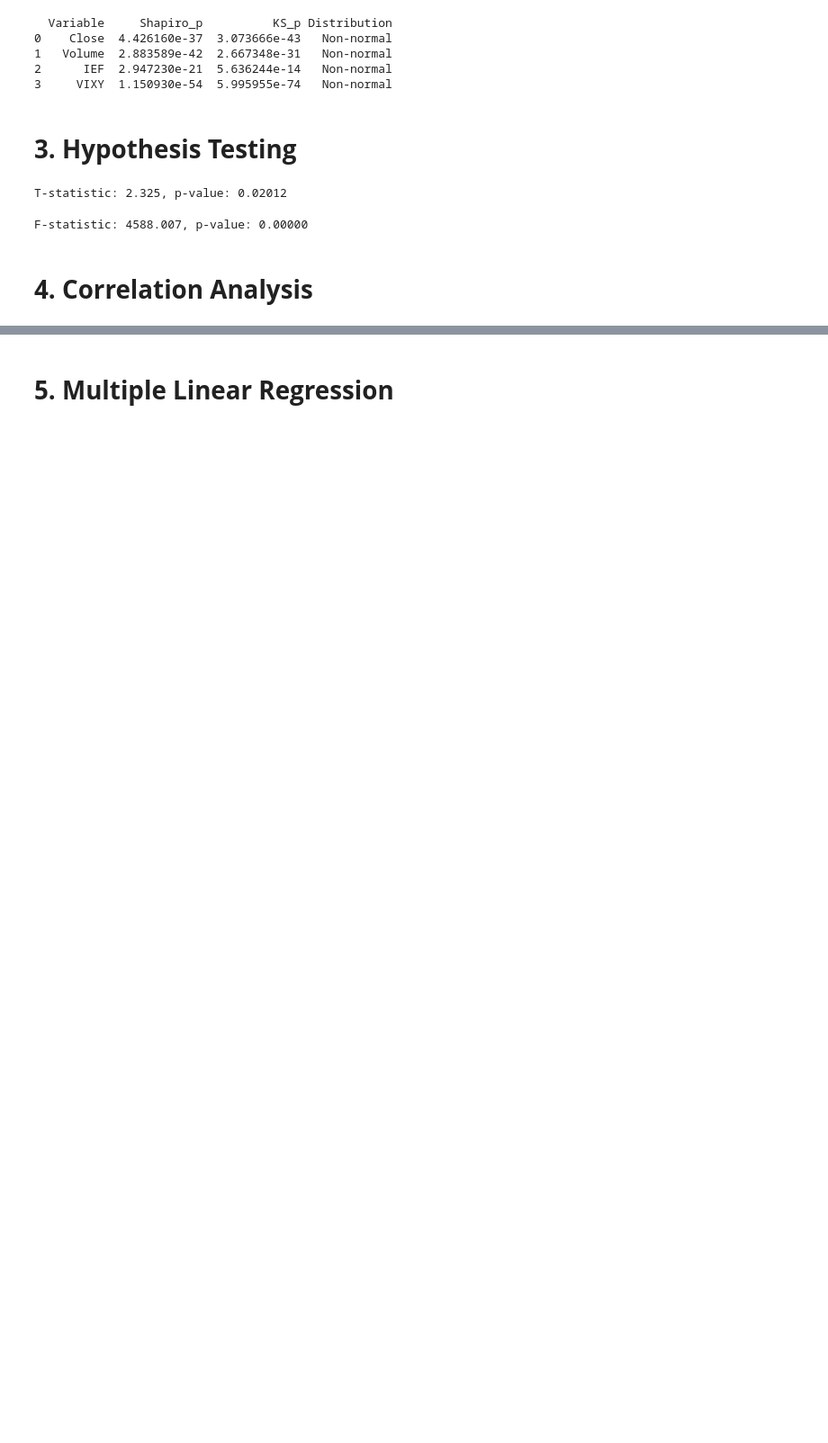
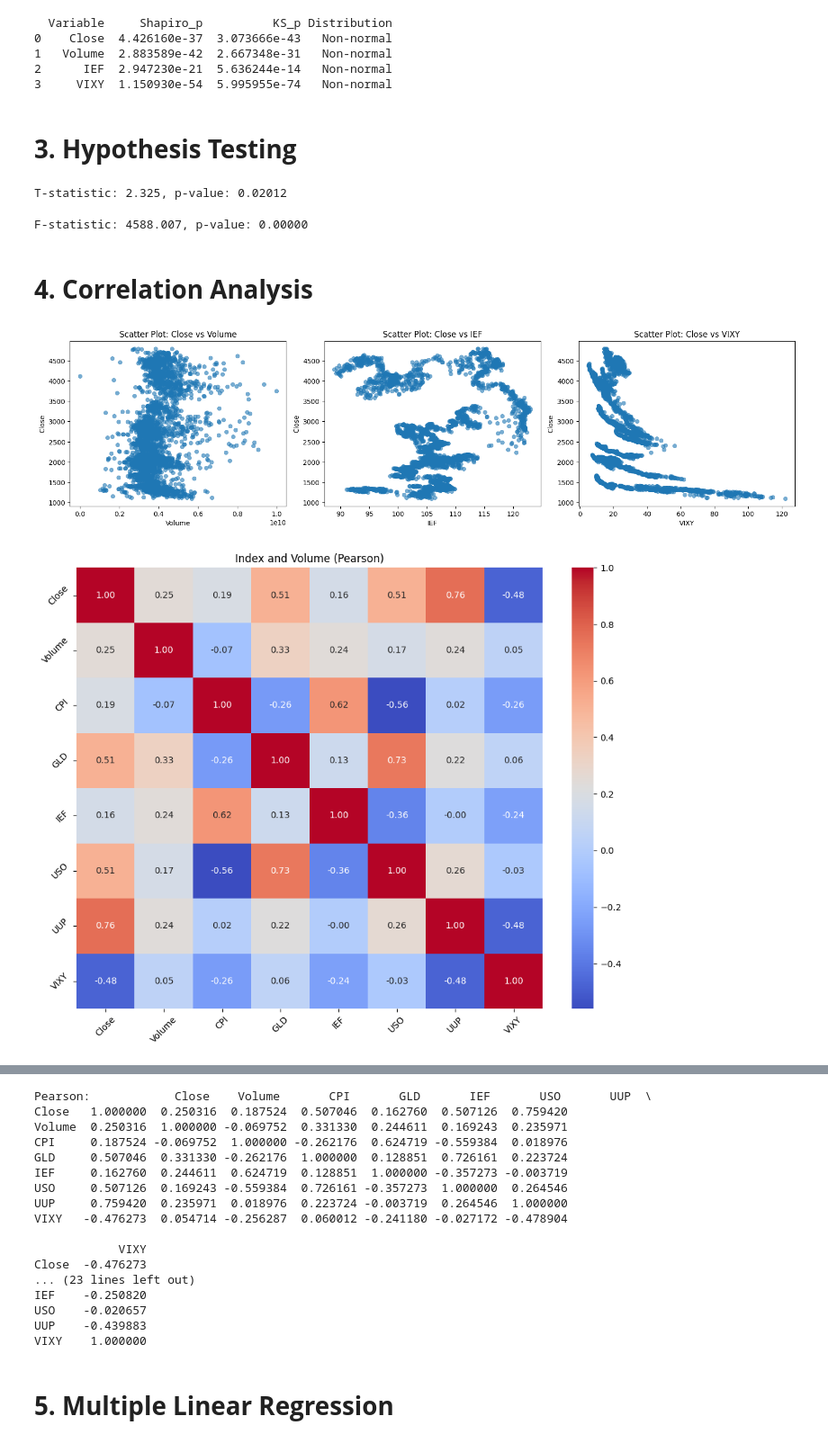
Before and after one commit to VictorNguyenLPN/sp500-dav, a Jupyter notebook: notebook.ipynb, the cells around one changed output, grey strips where cells are left out. Shown at 90% size. Saved outputs shown, nothing was run; the diff lists cells and outputs as text; code cells hidden in the pictures; blank space fills up the shorter version.

```diff
--- a/notebook.ipynb
+++ b/notebook.ipynb
@@ -860,3 +840,57 @@ print(f"F-statistic: {stat:.3f}, p-value: {p:.5f}")
 F-statistic: 4588.007, p-value: 0.00000
 # %% [markdown]
 # **4. Correlation Analysis**
+# %%
+vars_to_plot = ["Volume", "IEF", "VIXY"]
+
+plt.figure(figsize=(16, 12))
+
+for i, var in enumerate(vars_to_plot, 1):
+    plt.subplot(3, 3, i)
+
+    sns.scatterplot(
+        data=data,
+        x=var,
+        y="Close",
+        alpha=0.6,
+        edgecolor=None
+    )
+
+    plt.title(f"Scatter Plot: Close vs {var}")
+    plt.xlabel(var)
+    plt.ylabel("Close")
+
+plt.tight_layout()
+plt.show()
+
+corr_pear = data[['Close', 'Volume', 'CPI', 'GLD', 'IEF', 'USO', 'UUP', 'VIXY']
+].corr(method="pearson")
+
+corr_spear = data[['Close', 'Volume', 'CPI', 'GLD', 'IEF', 'USO', 'UUP', 'VIXY']
+].corr(method="spearman")
+
+plt.figure(figsize=(10,8))
+
+# plt.subplot(1, 2, 1)
+sns.heatmap(corr_pear, annot=True, cmap="coolwarm", fmt=".2f")
+plt.yticks(rotation=(45))
+plt.xticks(rotation=(45))
+plt.title("Index and Volume (Pearson)")
+plt.tight_layout()
+plt.show()
+
+# plt.subplot(1, 2, 2)
+plt.figure(figsize=(10,8))
+sns.heatmap(corr_spear, annot=True, cmap="coolwarm", fmt=".2f")
+plt.yticks(rotation=(45))
+plt.xticks(rotation=(45))
+plt.title("Index and Volume (Spearman)")
+
+plt.tight_layout()
+plt.show()
+
+print("\nPearson:", corr_pear)
+print("\nSpearman:", corr_spear)
+# %% [output]
+[figure, added]
+[figure, added]
@@ -863,2 +898,19 @@ F-statistic: 4588.007, p-value: 0.00000
+Pearson:            Close    Volume       CPI       GLD       IEF       USO       UUP  \
+Close   1.000000  0.250316  0.187524  0.507046  0.162760  0.507126  0.759420
+Volume  0.250316  1.000000 -0.069752  0.331330  0.244611  0.169243  0.235971
+CPI     0.187524 -0.069752  1.000000 -0.262176  0.624719 -0.559384  0.018976
+GLD     0.507046  0.331330 -0.262176  1.000000  0.128851  0.726161  0.223724
+IEF     0.162760  0.244611  0.624719  0.128851  1.000000 -0.357273 -0.003719
+USO     0.507126  0.169243 -0.559384  0.726161 -0.357273  1.000000  0.264546
+UUP     0.759420  0.235971  0.018976  0.223724 -0.003719  0.264546  1.000000
+VIXY   -0.476273  0.054714 -0.256287  0.060012 -0.241180 -0.027172 -0.478904
+
+            VIXY
+Close  -0.476273
+... (23 lines left out)
+IEF    -0.250820
+USO    -0.020657
+UUP    -0.439883
+VIXY    1.000000
 # %% [markdown]
 # **5. Multiple Linear Regression**
```
Also changed, not shown: parts of 13 cells of this notebook, 12 other files.
